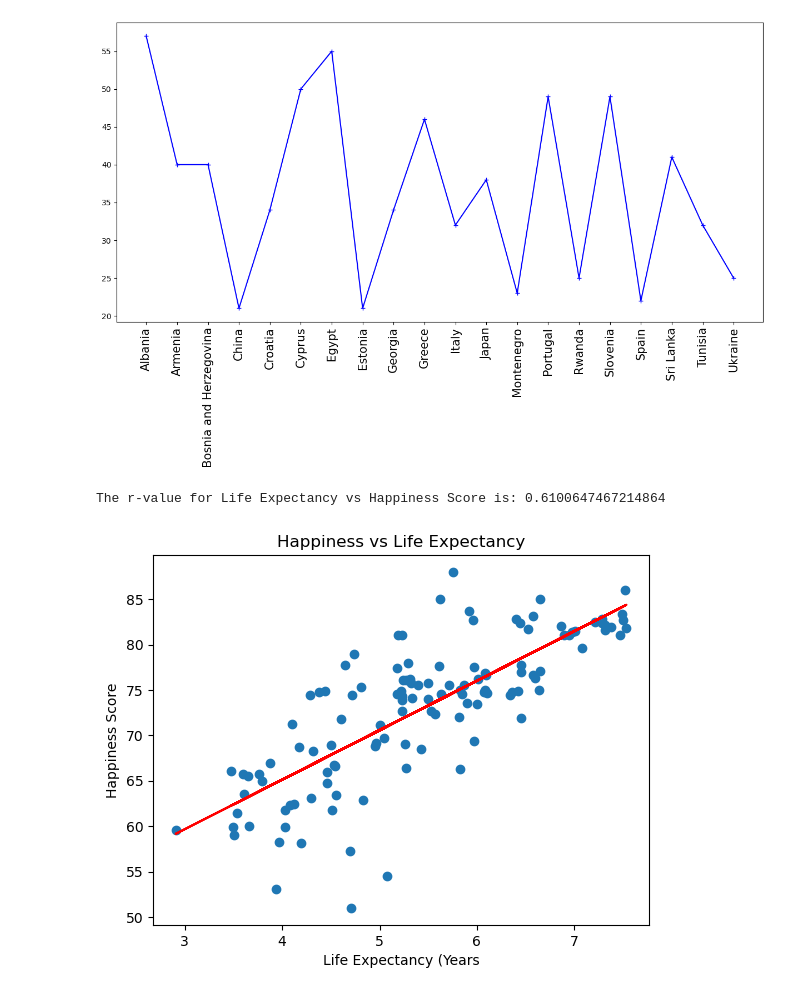
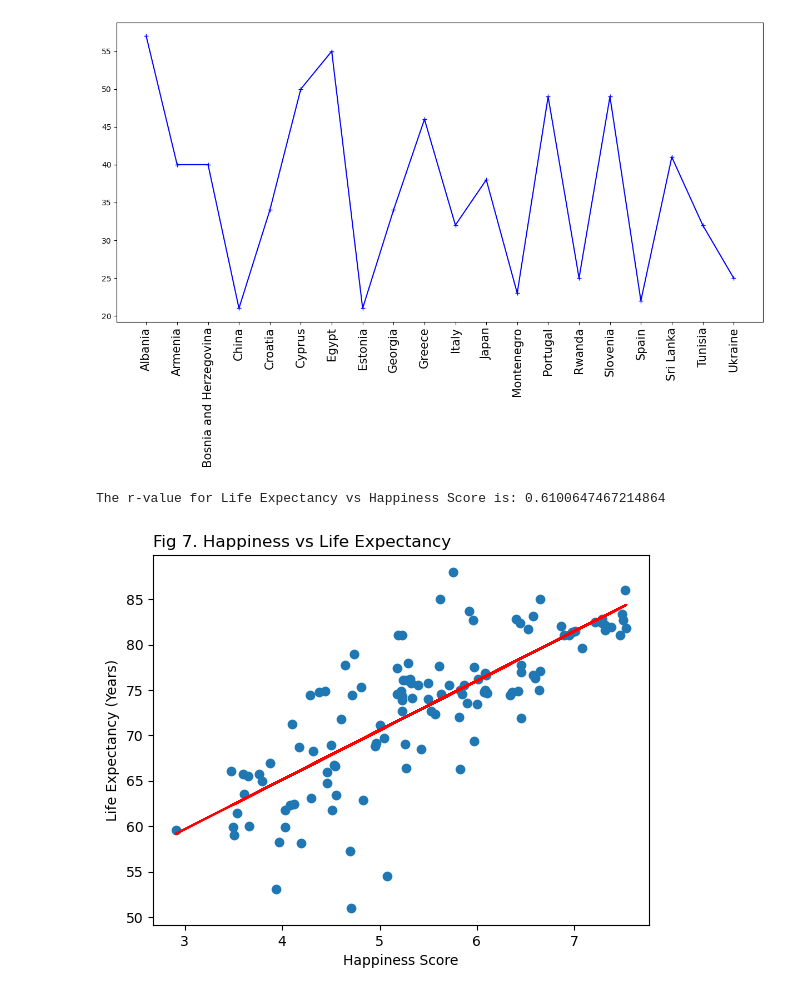
Before and after one commit to camerondifalco1/Project1, a Jupyter notebook: PB_life_happiness_variance.ipynb, the cells around one changed output. Drawn from its saved outputs; the diff is of its cells as text; code cells hidden in the pictures.

```diff
--- a/life_happiness_variance.ipynb
+++ b/PB_life_happiness_variance.ipynb
@@ -208,20 +223,20 @@ plt.show()
 # %%
 x_happy = social_freedom_df["happiness_score"]
 y_life = social_freedom_df["Life expectancy "]
 
 p_slope, p_int, p_r, p_p, p_std_err = st.linregress(x_happy, y_life)
 p_fit = p_slope * x_happy + p_int
 p_line = "y = " + str(round(p_slope, 2)) + "x + " + str(round(p_int, 2))
 
 plt.scatter(x_happy, y_life)
 plt.plot(x_happy, p_fit, color='red')
-plt.title("Happiness vs Life Expectancy")
-plt.xlabel("Life Expectancy (Years)")
-plt.ylabel("Happiness Score")
+plt.title("Fig 7. Happiness vs Life Expectancy", loc='left')
+plt.ylabel("Life Expectancy (Years)")
+plt.xlabel("Happiness Score")
 plt.annotate(p_line, (2,75), fontsize=12, color='red')
 
 print(f'The r-value for Life Expectancy vs Happiness Score is: {p_r**2}')
 plt.show()
 # %% [output]
 The r-value for Life Expectancy vs Happiness Score is: 0.6100647467214864
-[figure, old version]
+[figure, new version]
```
Also changed, not shown: parts of 3 cells of this notebook, 6 other files.
